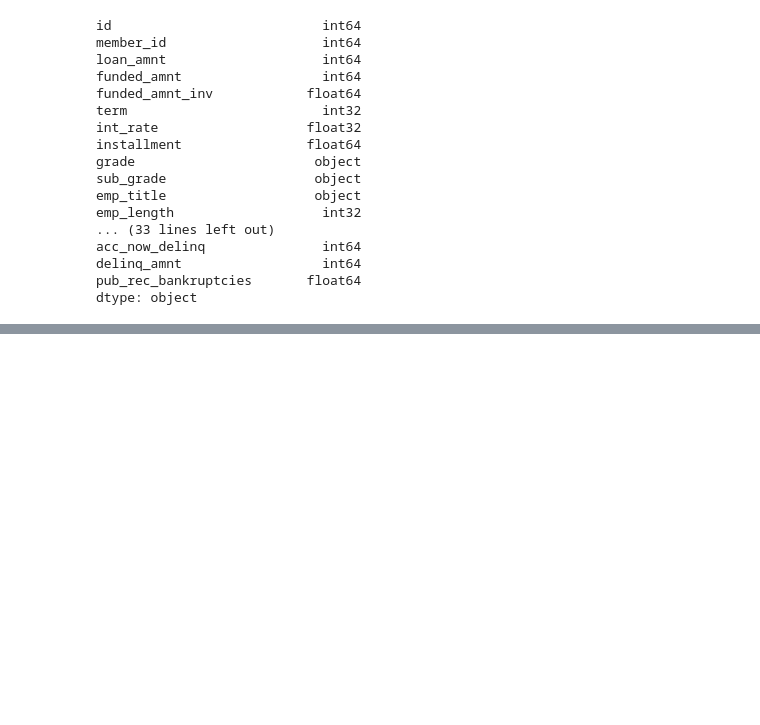
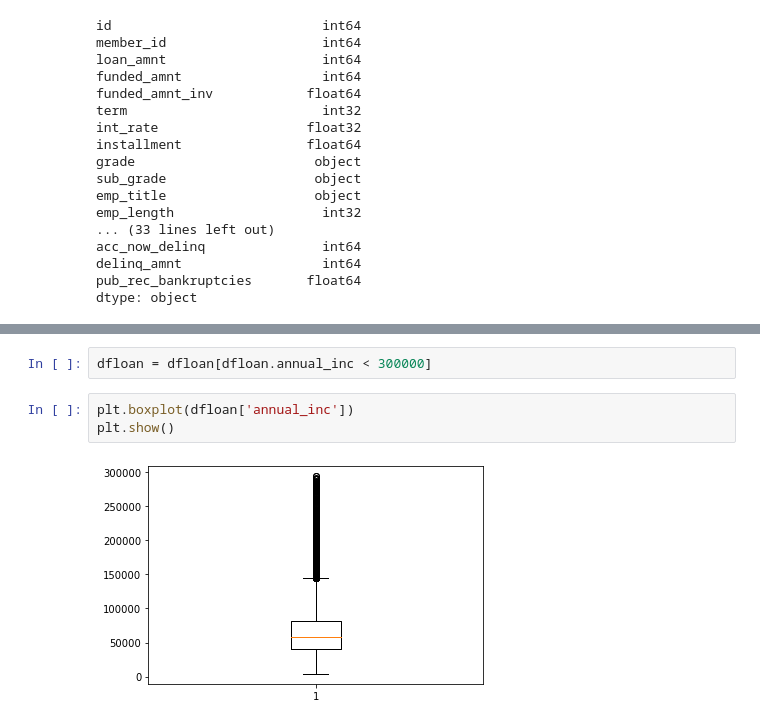
Before and after one commit to Prithvi25298/Lending-Club-Case-Study, a Jupyter notebook: assignment1mark2.ipynb, the cells around one changed output, grey strips where cells are left out. Saved outputs shown, nothing was run; the diff lists cells and outputs as text; blank space fills up the shorter version.

```diff
--- a/assignment1mark2.ipynb
+++ b/assignment1mark2.ipynb
@@ -460,0 +525,7 @@ Name: term, Length: 39644, dtype: int32
+# %%
+dfloan = dfloan[dfloan.annual_inc < 300000]
+# %%
+plt.boxplot(dfloan['annual_inc'])
+plt.show()
+# %% [output]
+[figure, added]
```
Also changed, not shown: parts of 18 cells of this notebook.
